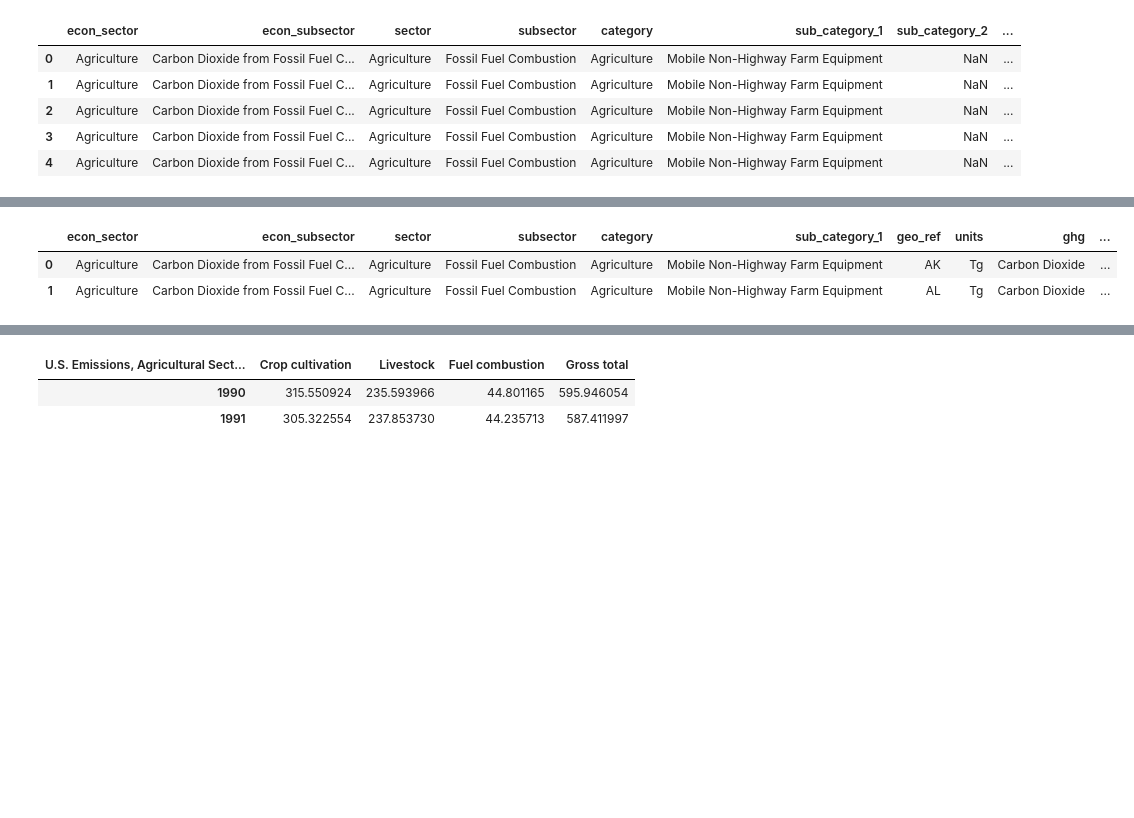
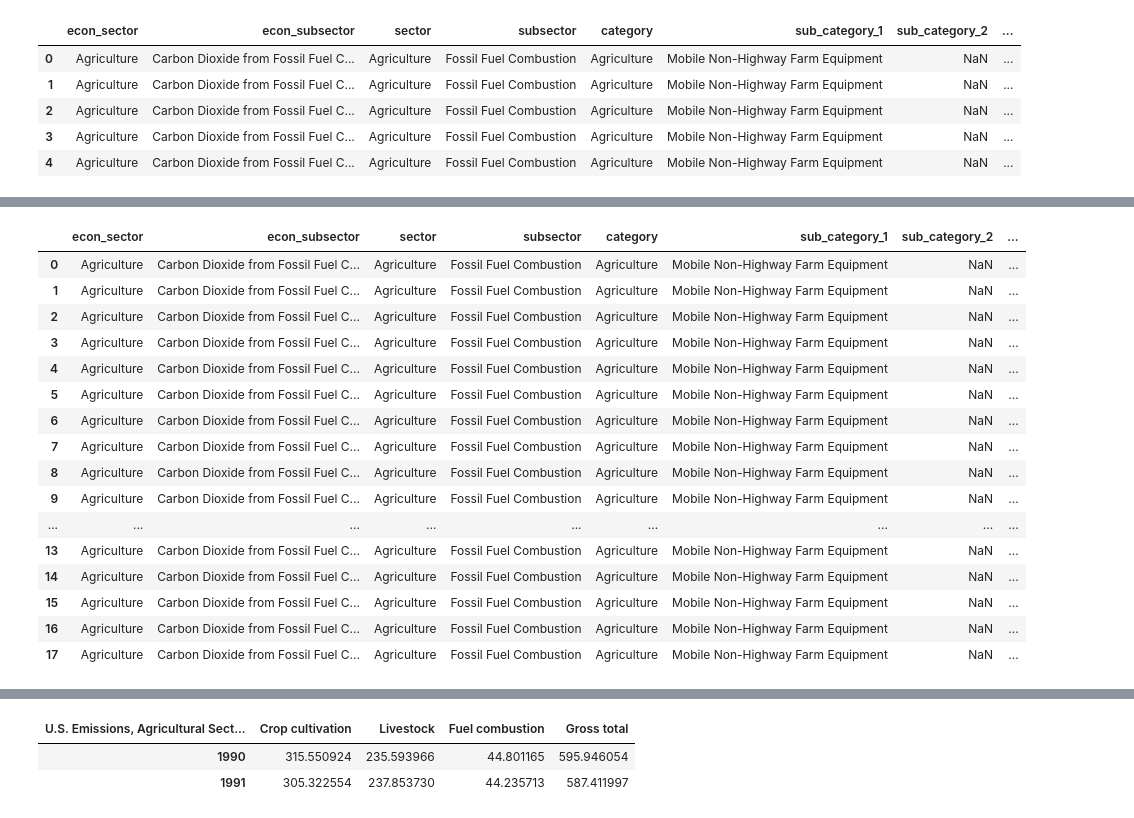
Before and after one commit to Anagha7Shinde/Capstone_Anagha, a Jupyter notebook: Notebook/Untitled2.ipynb, the cells around one changed output, grey strips where cells are left out. Saved outputs shown, nothing was run; the diff lists cells and outputs as text; code cells hidden in the pictures; blank space fills up the shorter version.

```diff
--- a/Notebook/Untitled2.ipynb
+++ b/Notebook/Untitled2.ipynb
@@ -65,7 +74,21 @@ Index(['econ_sector', 'econ_subsector', 'sector', 'subsector', 'category',
       dtype='object')
 # %%
-Zone_emission.head(2)
+Zone_emission.head(18)
 # %% [output]
-|  | econ_sector | econ_subsector | sector | subsector | category | sub_category_1 | geo_ref | units | ghg | ... |
-| 0 | Agriculture | Carbon Dioxide from Fossil Fuel C... | Agriculture | Fossil Fuel Combustion | Agriculture | Mobile Non-Highway Farm Equipment | AK | Tg | Carbon Dioxide | ... |
-| 1 | Agriculture | Carbon Dioxide from Fossil Fuel C... | Agriculture | Fossil Fuel Combustion | Agriculture | Mobile Non-Highway Farm Equipment | AL | Tg | Carbon Dioxide | ... |
+|  | econ_sector | econ_subsector | sector | subsector | category | sub_category_1 | sub_category_2 | ... |
+| 0 | Agriculture | Carbon Dioxide from Fossil Fuel C... | Agriculture | Fossil Fuel Combustion | Agriculture | Mobile Non-Highway Farm Equipment | NaN | ... |
+| 1 | Agriculture | Carbon Dioxide from Fossil Fuel C... | Agriculture | Fossil Fuel Combustion | Agriculture | Mobile Non-Highway Farm Equipment | NaN | ... |
+| 2 | Agriculture | Carbon Dioxide from Fossil Fuel C... | Agriculture | Fossil Fuel Combustion | Agriculture | Mobile Non-Highway Farm Equipment | NaN | ... |
+| 3 | Agriculture | Carbon Dioxide from Fossil Fuel C... | Agriculture | Fossil Fuel Combustion | Agriculture | Mobile Non-Highway Farm Equipment | NaN | ... |
+| 4 | Agriculture | Carbon Dioxide from Fossil Fuel C... | Agriculture | Fossil Fuel Combustion | Agriculture | Mobile Non-Highway Farm Equipment | NaN | ... |
+| 5 | Agriculture | Carbon Dioxide from Fossil Fuel C... | Agriculture | Fossil Fuel Combustion | Agriculture | Mobile Non-Highway Farm Equipment | NaN | ... |
+| 6 | Agriculture | Carbon Dioxide from Fossil Fuel C... | Agriculture | Fossil Fuel Combustion | Agriculture | Mobile Non-Highway Farm Equipment | NaN | ... |
+| 7 | Agriculture | Carbon Dioxide from Fossil Fuel C... | Agriculture | Fossil Fuel Combustion | Agriculture | Mobile Non-Highway Farm Equipment | NaN | ... |
+| 8 | Agriculture | Carbon Dioxide from Fossil Fuel C... | Agriculture | Fossil Fuel Combustion | Agriculture | Mobile Non-Highway Farm Equipment | NaN | ... |
+| 9 | Agriculture | Carbon Dioxide from Fossil Fuel C... | Agriculture | Fossil Fuel Combustion | Agriculture | Mobile Non-Highway Farm Equipment | NaN | ... |
+| ... | ... | ... | ... | ... | ... | ... | ... | ... |
+| 13 | Agriculture | Carbon Dioxide from Fossil Fuel C... | Agriculture | Fossil Fuel Combustion | Agriculture | Mobile Non-Highway Farm Equipment | NaN | ... |
+| 14 | Agriculture | Carbon Dioxide from Fossil Fuel C... | Agriculture | Fossil Fuel Combustion | Agriculture | Mobile Non-Highway Farm Equipment | NaN | ... |
+| 15 | Agriculture | Carbon Dioxide from Fossil Fuel C... | Agriculture | Fossil Fuel Combustion | Agriculture | Mobile Non-Highway Farm Equipment | NaN | ... |
+| 16 | Agriculture | Carbon Dioxide from Fossil Fuel C... | Agriculture | Fossil Fuel Combustion | Agriculture | Mobile Non-Highway Farm Equipment | NaN | ... |
+| 17 | Agriculture | Carbon Dioxide from Fossil Fuel C... | Agriculture | Fossil Fuel Combustion | Agriculture | Mobile Non-Highway Farm Equipment | NaN | ... |
```
Also changed, not shown: parts of 105 cells of this notebook, 26 other files.
